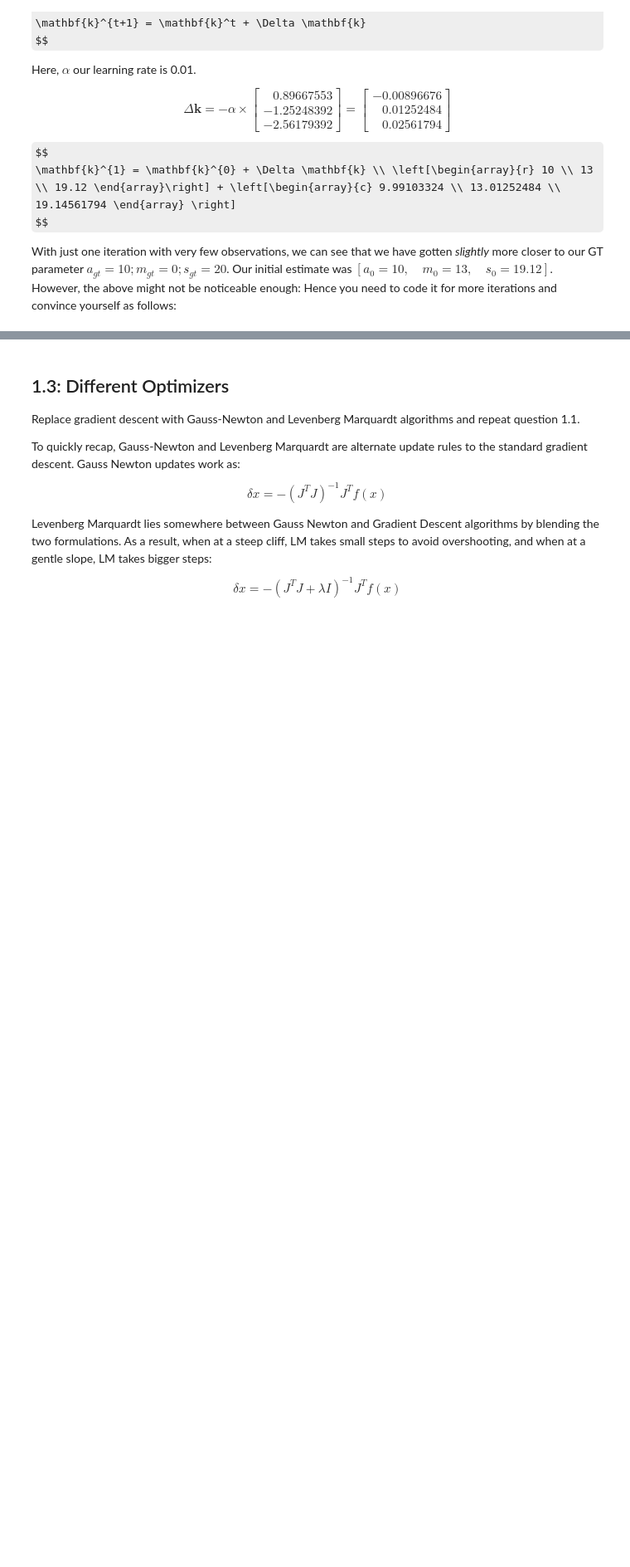
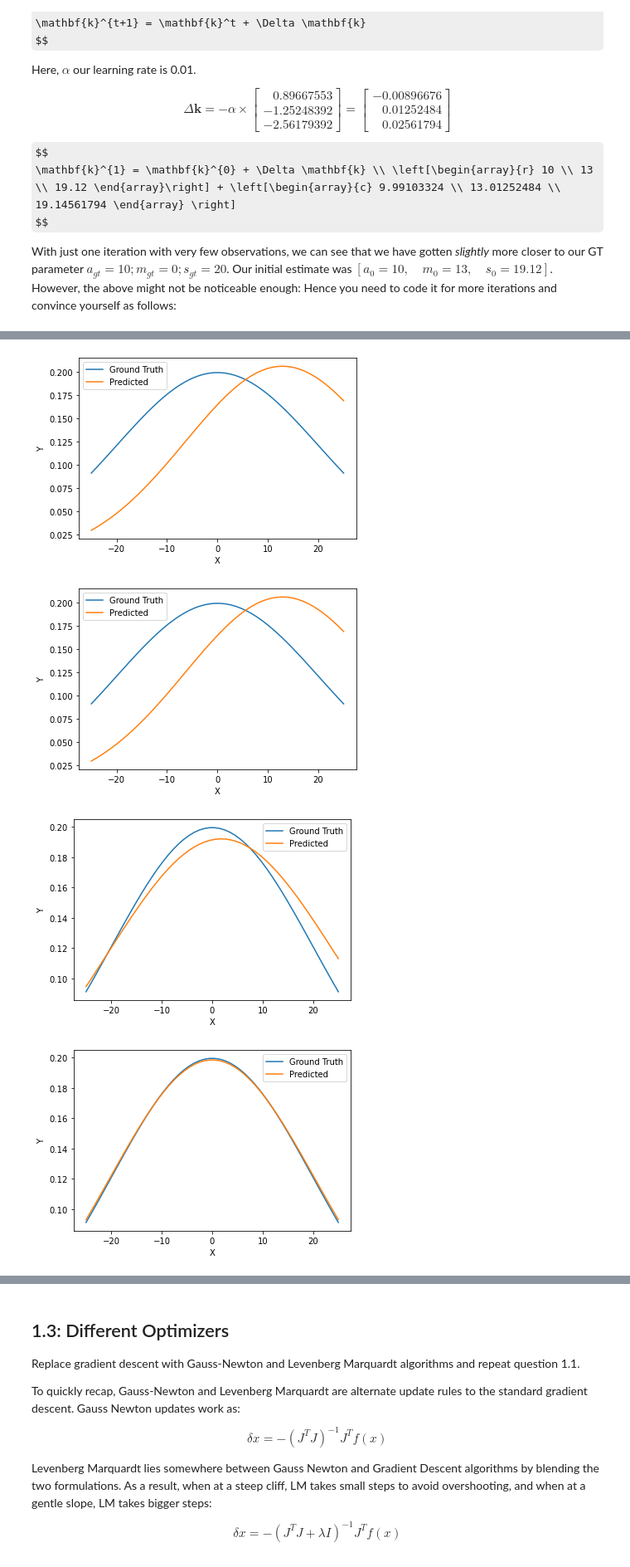
Before and after one commit to BhaskarJoshi-01/Mobile-Robotics---Monsoon-2021, a Jupyter notebook: Assignment-3/Assignment-3.ipynb, the cells around one changed output, grey strips where cells are left out. Shown at 83% size. Saved outputs shown, nothing was run; the diff lists cells and outputs as text; code cells hidden in the pictures; some formulas as TeX source; blank space fills up the shorter version.

```diff
--- a/Assignment-3/Assignment-3.ipynb
+++ b/Assignment-3/Assignment-3.ipynb
@@ -266,0 +306,30 @@ plt.show()
+# %%
+#for learning rates
+# tol_list=[5,2,1,0,0.1,0.001,1e-15]
+tol_list=[1,0.1,0.01,0.001,0.0001,1e-5,1e-10,1e-15]
+errors=[]
+
+for itr in tol_list:
+# def gradient_descent(x_obs,y_obs,a,m,s,no_of_itr=no_of_itr,alpha=gd_learning_rate,tolerance=tolerance):
+    W,R=gradient_descent(x_obs,y_obs,10,13,19.12,10000,gd_learning_rate,itr)
+    errors.append(R)
+    y_est=[]
+    for _ in x_obs:
+        y_est.append(make_gaussian(_,W[0],W[1],W[2]))
+
+    plt.clf()
+    plt.plot(x_obs,y_obs)
+    plt.plot(x_obs,y_est)
+    plt.xlabel("X"),plt.ylabel("Y")
+    plt.legend(["Ground Truth","Predicted"])
+    plt.show()
+plt.clf()
+plt.plot(tol_list,errors)
+plt.xlabel("tol_list"),plt.ylabel("R")
+plt.legend(["Error"])
+plt.show()
+# %% [output]
+[figure, added]
+[figure, added]
+[figure, added]
+[figure, added]
```
Also changed, not shown: parts of 11 cells of this notebook.
